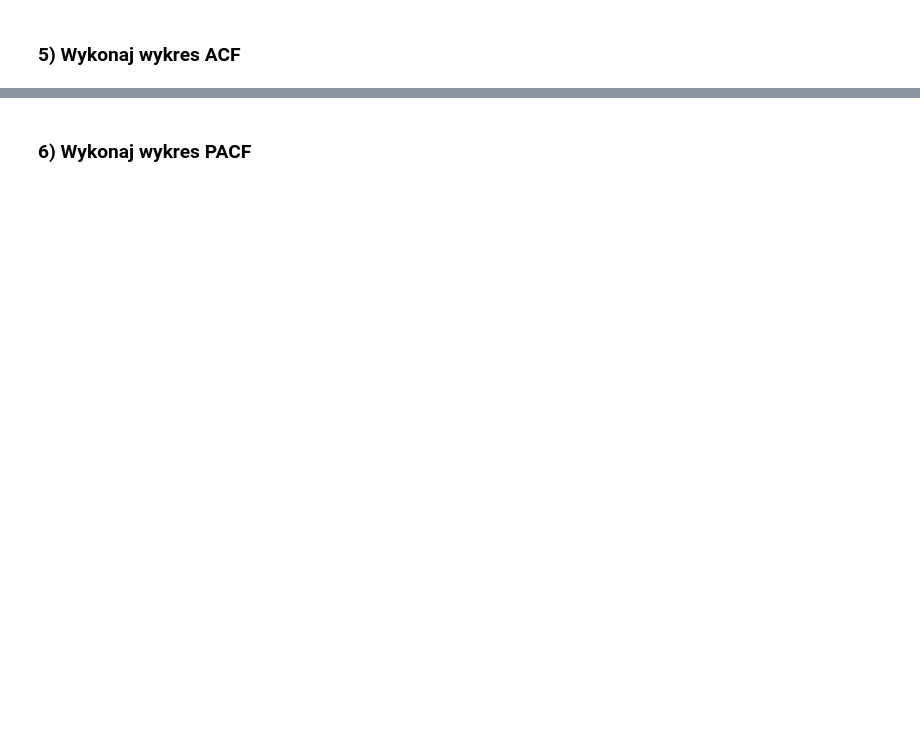
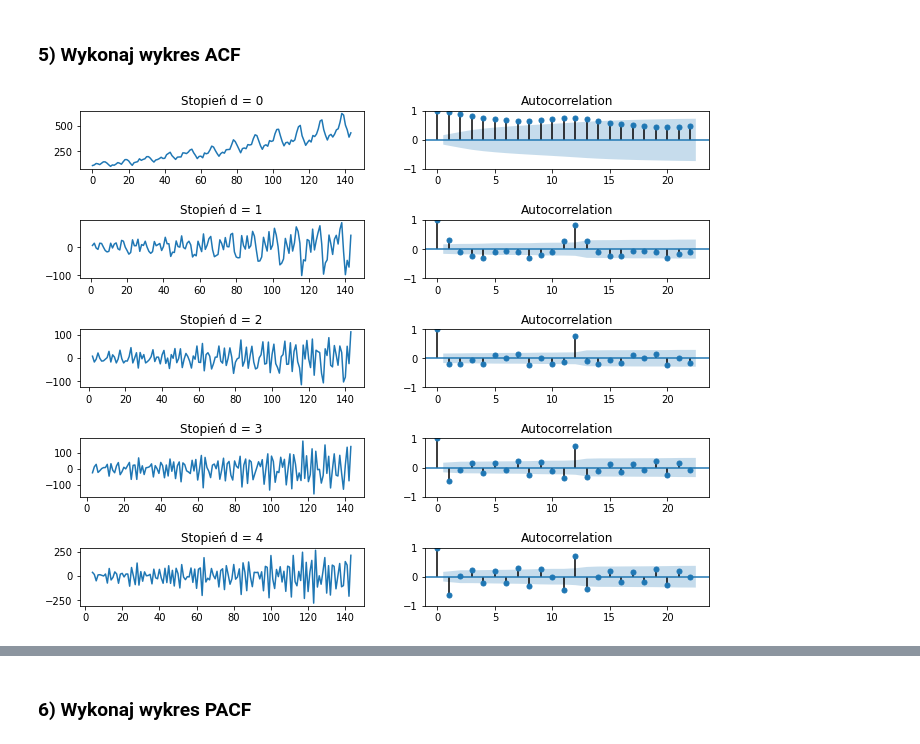
Before and after one commit to jakub-sacha/AiBD, a Jupyter notebook: laboratorium-10-jakub-sacha/raport.ipynb, the cells around one changed output, grey strips where cells are left out. Drawn from its saved outputs; the diff is of its cells as text; code cells hidden in the pictures; blank space fills up the shorter version.

```diff
--- a/laboratorium-10-jakub-sacha/raport.ipynb
+++ b/laboratorium-10-jakub-sacha/raport.ipynb
@@ -174,0 +203,16 @@ plt.show()
+# %%
+#ACF wykres funkcji autokorelacji
+values = df.Rezerwacja
+d_max = 5
+fig, axes = plt.subplots(d_max, 2)
+fig.set_size_inches((10, 8))
+fig.tight_layout(pad=3)
+for d in range(d_max):
+    axes[d, 0].plot(values); axes[d, 0].set_title(f'Stopień d = {d}')
+    plot_acf(values.dropna(), ax=axes[d, 1])
+    values = values.diff()
+
+
+plt.show()
+# %% [output]
+[figure, added]
```
Also changed, not shown: parts of 21 cells of this notebook.
